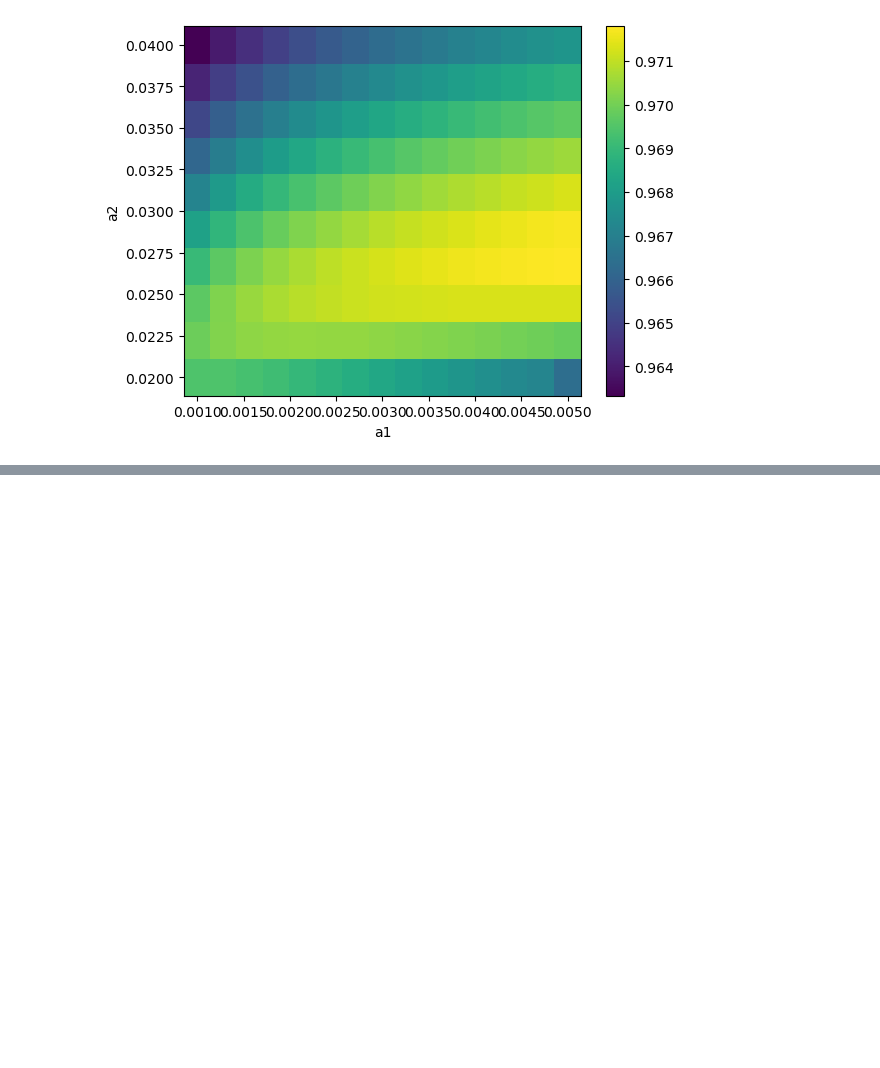
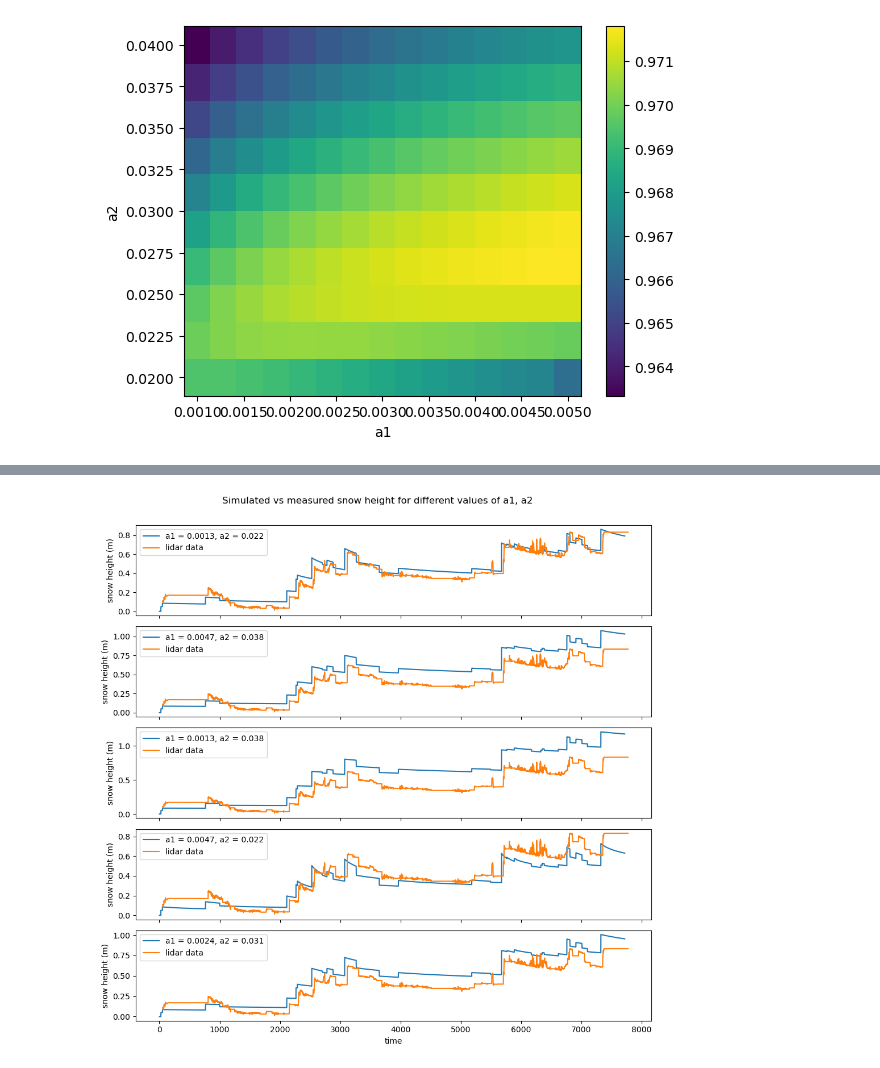
Before and after one commit to Mathilde-Bnt/MB_little_awk, a Jupyter notebook: current_development/61-A1-A2_optimum.ipynb, the cells around one changed output, grey strips where cells are left out. Drawn from its saved outputs; the diff is of its cells as text; code cells hidden in the pictures; blank space fills up the shorter version.

```diff
--- a/current_development/61-A1-A2_optimum.ipynb
+++ b/current_development/61-A1-A2_optimum.ipynb
@@ -452,0 +470,34 @@ Text(0.5, 1.0, 'Pearson correlation')
+# %%
+optimum_index = optimum_coords[0]*len(a2_range) + optimum_coords[1]
+
+fig, axs = plt.subplots(5, 1, figsize=(10, 10))
+
+for ax in axs.flat:
+    ax.set(xlabel='time', ylabel='snow height (m)')
+    ax.label_outer()
+
+axs[0].plot(simul[len(a2_range)+1][2], label='a1 = '+str(round(simul[len(a2_range)+1][0], 4))+', a2 = '+str(round(simul[len(a2_range)+1][1], 3)))
+axs[0].plot(data_set_used.snow_surface.isel(x=x_sel, y=y_sel), label='lidar data')
+axs[0].legend()
+
+axs[1].plot(simul[-2*len(a2_range)+(len(a2_range)-2)][2], label='a1 = '+str(round(simul[-2*len(a2_range)+(len(a2_range)-2)][0], 4))+', a2 = '+str(round(simul[-2*len(a2_range)+(len(a2_range)-2)][1], 3)))
+axs[1].plot(data_set_used.snow_surface.isel(x=x_sel, y=y_sel), label='lidar data')
+axs[1].legend()
+
+axs[2].plot(simul[len(a2_range)+(len(a2_range)-2)][2], label='a1 = '+str(round(simul[len(a2_range)+(len(a2_range)-2)][0], 4))+', a2 = '+str(round(simul[len(a2_range)+(len(a2_range)-2)][1], 3)))
+axs[2].plot(data_set_used.snow_surface.isel(x=x_sel, y=y_sel), label='lidar data')
+axs[2].legend()
+
+axs[3].plot(simul[-2*len(a2_range)+1][2], label='a1 = '+str(round(simul[-2*len(a2_range)+1][0], 4))+', a2 = '+str(round(simul[-2*len(a2_range)+1][1], 3)))
+axs[3].plot(data_set_used.snow_surface.isel(x=x_sel, y=y_sel), label='lidar data')
+axs[3].legend()
+
+axs[4].plot(simul[optimum_index][2], label='a1 = '+str(round(simul[optimum_index][0], 4))+', a2 = '+str(round(simul[optimum_index][1], 3)))
+axs[4].plot(data_set_used.snow_surface.isel(x=x_sel, y=y_sel), label='lidar data')
+axs[4].legend()
+
+fig.suptitle('Simulated vs measured snow height for different values of a1, a2')
+fig.tight_layout()
+fig.subplots_adjust(top=0.93)
+# %% [output]
+[figure, added]
```
Also changed, not shown: parts of 7 cells of this notebook, 4 other files.
